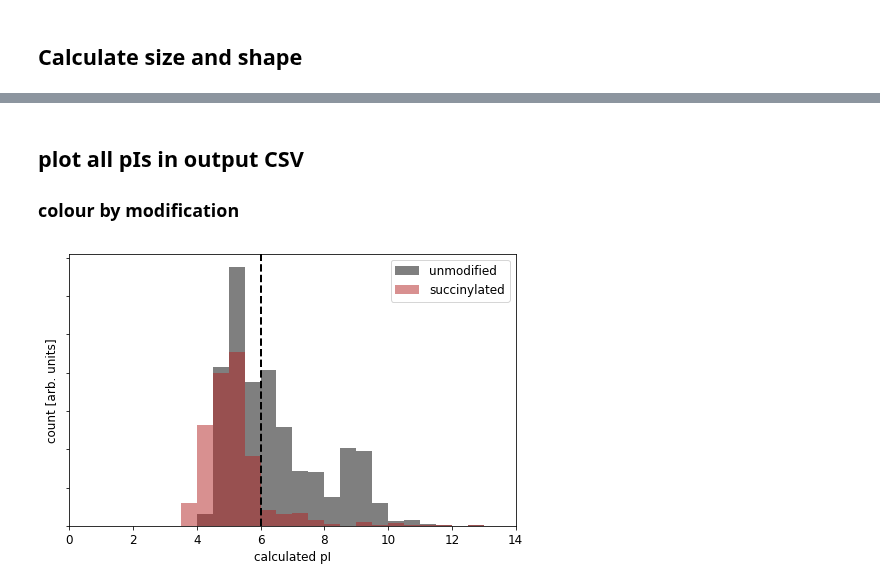
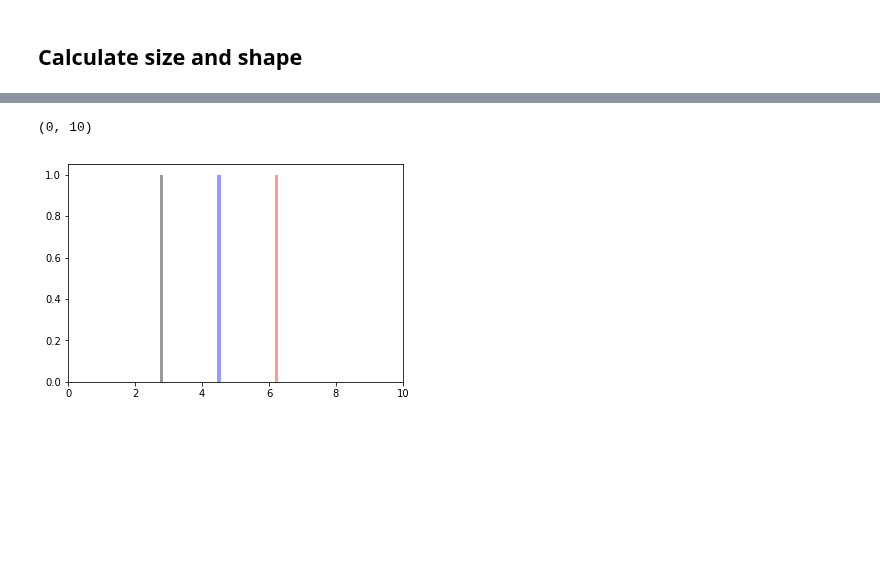
Before and after one commit to andrewtarzia/enzyme_screen, a Jupyter notebook: rdkit_testing.ipynb, the cells around one changed output, grey strips where cells are left out. Cells and saved outputs as stored; diff of their text form; code cells hidden in the pictures; blank space fills up the shorter version.

Commit message:
tested variation among runs. Still needs work. Using the average min and mid radii as criterion.

```diff
--- a/rdkit_testing.ipynb
+++ b/rdkit_testing.ipynb
@@ -153,7 +156,7 @@ def define_vector(axis, max_side_len):
     """Define vector to test shape values for.
 
     """
-    vector_mag = np.arange(-max_side_len/2, max_side_len/2 + 0.5, 0.05)
+    vector_mag = np.arange(-max_side_len/2, max_side_len/2 + 0.1, 0.01)
     vectors = [i * axis for i in vector_mag]
 
     return vectors
@@ -268,7 +271,7 @@ def define_parity_plot_variables(ax, title, ytitle, xtitle, xlim, ylim):
     ax.set_xlim(xlim)
     ax.set_ylim(ylim)
 # %%
-molecules, radii = read_mol_txt_file(molecule_file)
+df, molecules, diameters = read_mol_txt_file(molecule_file)
 produce_quick_fig_mol(molecules, output_dir+'test_molecules.pdf')
 # %% [markdown]
 ## Calculate size and shape
@@ -403,3 +456,0 @@ intermediate diameter = 7.102 angstrom
-# %% [markdown]
-## plot all pIs in output CSV
-### colour by modification
@@ -408,32 +457,8 @@ pi_data = pd.read_csv(param_dict['out_CSV_pi'], index_col=False)
-# %%
-plt.rcParams['font.size'] = 12
-
-fig, ax = plt.subplots(figsize=(8, 5))
-# unmodifed
-mod_dict = modifications['0']
-data = pi_data[pi_data['modification'] == 0]
-n, bins, patches = ax.hist(data['pi'], facecolor=mod_dict['colour'], alpha = 0.5,
-                           bins=np.arange(0, 14 + 0.2, 0.5),
-                           label = mod_dict['name'])
-
-# modification 1 - succinylation
-mod_dict = modifications['1']
-data = pi_data[pi_data['modification'] == 1]
-n, bins, patches = ax.hist(data['pi'], facecolor=mod_dict['colour'], alpha = 0.5,
-                           bins=np.arange(0, 14 + 0.2, 0.5),
-                           label = mod_dict['name'])
-
-ax.set_xlabel('calculated pI')
-ax.set_ylabel('count [arb. units]')
-ax.set_yticklabels([])
-
-#plot cut-off
-ax.axvline(x=param_dict['cutoff_pi'], c='k', lw='2', linestyle='--')
-
-ax.set_xlim(0, 14)
-ax.legend()
-
-
-fig.savefig('pI_histogram.pdf', dpi=720, bbox_inches='tight')
-# %% [output]
-[figure, removed]
+# %%
+plt.hist(min_diam_sums, facecolor='k', alpha=0.4)
+plt.hist(mid_diam_sums, facecolor='r', alpha=0.4)
+plt.hist(avg_diam_sums, facecolor='b', alpha=0.4)
+plt.xlim(0, 10)
+# %% [output]
+(0, 10)
+[figure, added]
```
Also changed, not shown: parts of 8 cells of this notebook.
